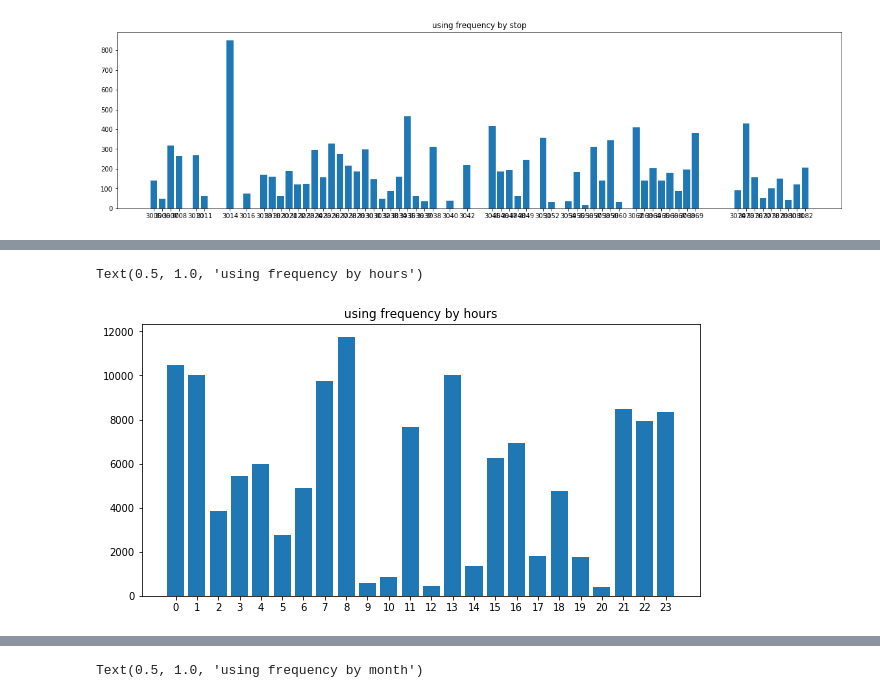
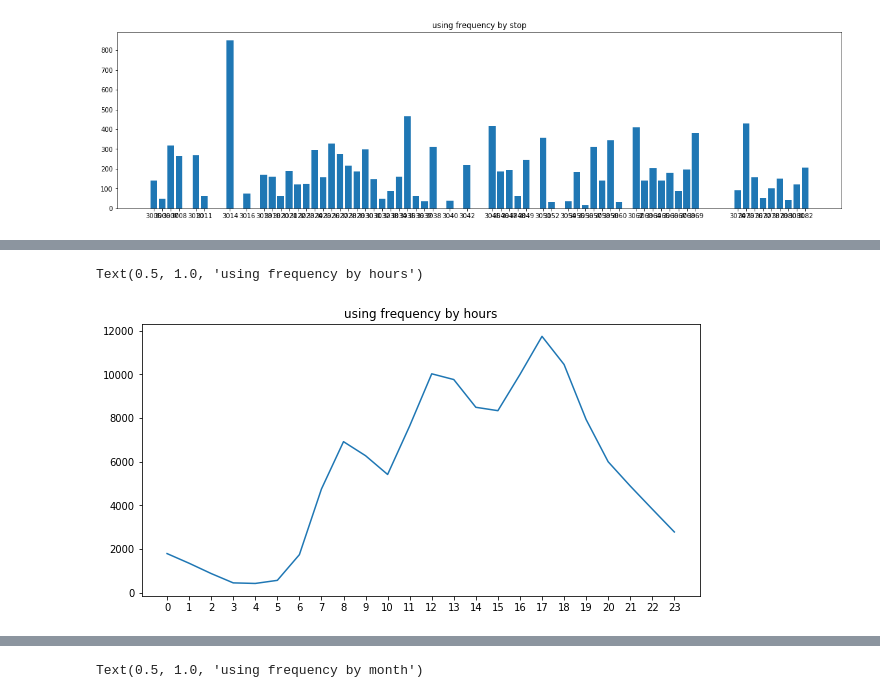
Before and after one commit to green-fox-academy/sara2585, a Jupyter notebook: week06/day-03/bikingLA.ipynb, the cells around one changed output, grey strips where cells are left out. Saved outputs shown, nothing was run; the diff lists cells and outputs as text; code cells hidden in the pictures.

```diff
--- a/week06/day-03/bikingLA.ipynb
+++ b/week06/day-03/bikingLA.ipynb
@@ -29,3 +27,5 @@ data['Start Time'] = pd.to_datetime(data['Start Time'])
 data['End Time'] = pd.to_datetime(data['End Time'])
 # %%
 hours = data['Start Time'].apply(lambda x: x.hour).unique()
+hours = np.sort(hours)
+hours
@@ -34,12 +56,13 @@ using_times = data['Trip ID'].groupby(data['Start Time'].apply(lambda x: x.hour)
 # %%
 #using frequency by hours
 plt.subplots(figsize= (10, 5))
-plt.bar(x=hours,height = using_times)
+# plt.bar(x=hours,height = using_times)
+plt.plot(hours, using_times)
 plt.xticks(hours)
 plt.title('using frequency by hours')
 # %% [output]
 Text(0.5, 1.0, 'using frequency by hours')
-[figure, old version]
+[figure, new version]
 # %%
 #using frequency by month
 months = data['Start Time'].apply(lambda x: x.month).unique()
```
Also changed, not shown: parts of 4 cells of this notebook, 4 other files.
